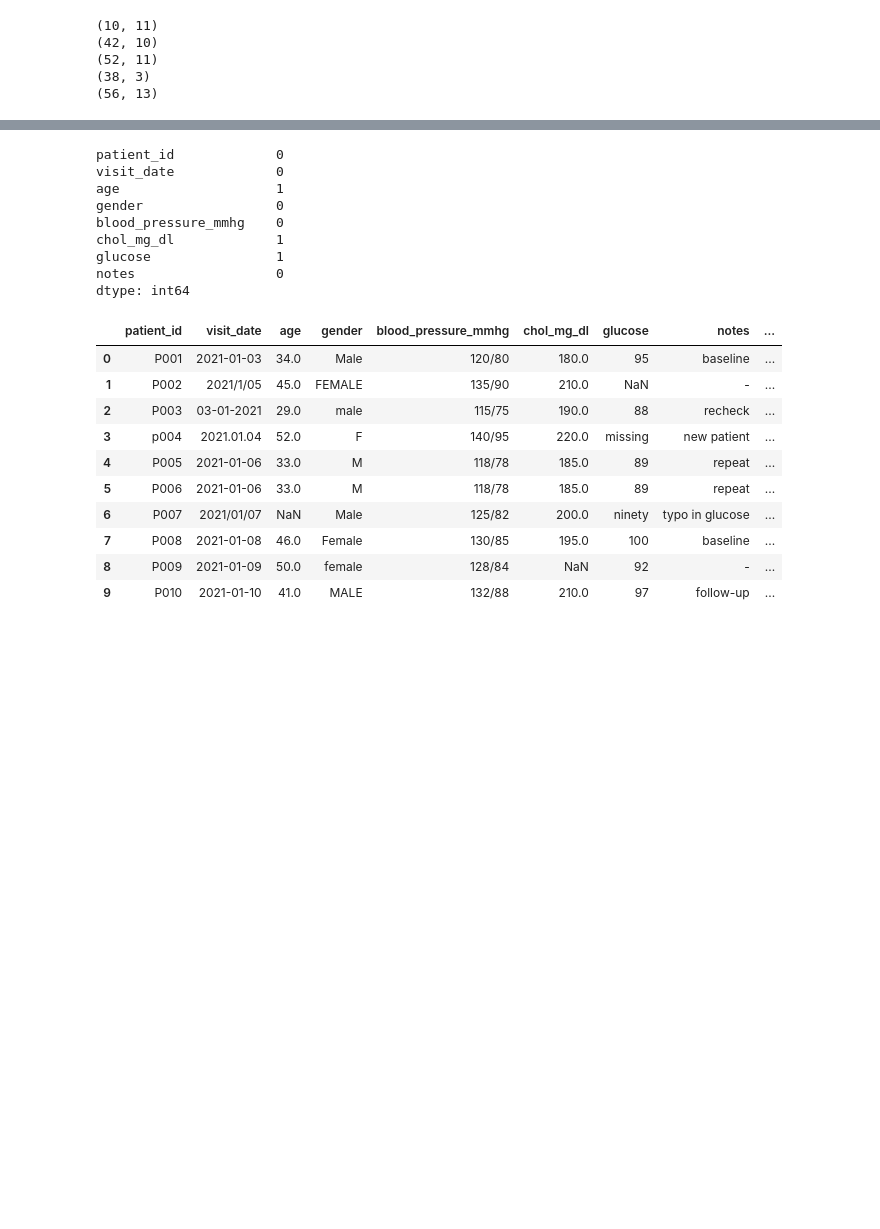
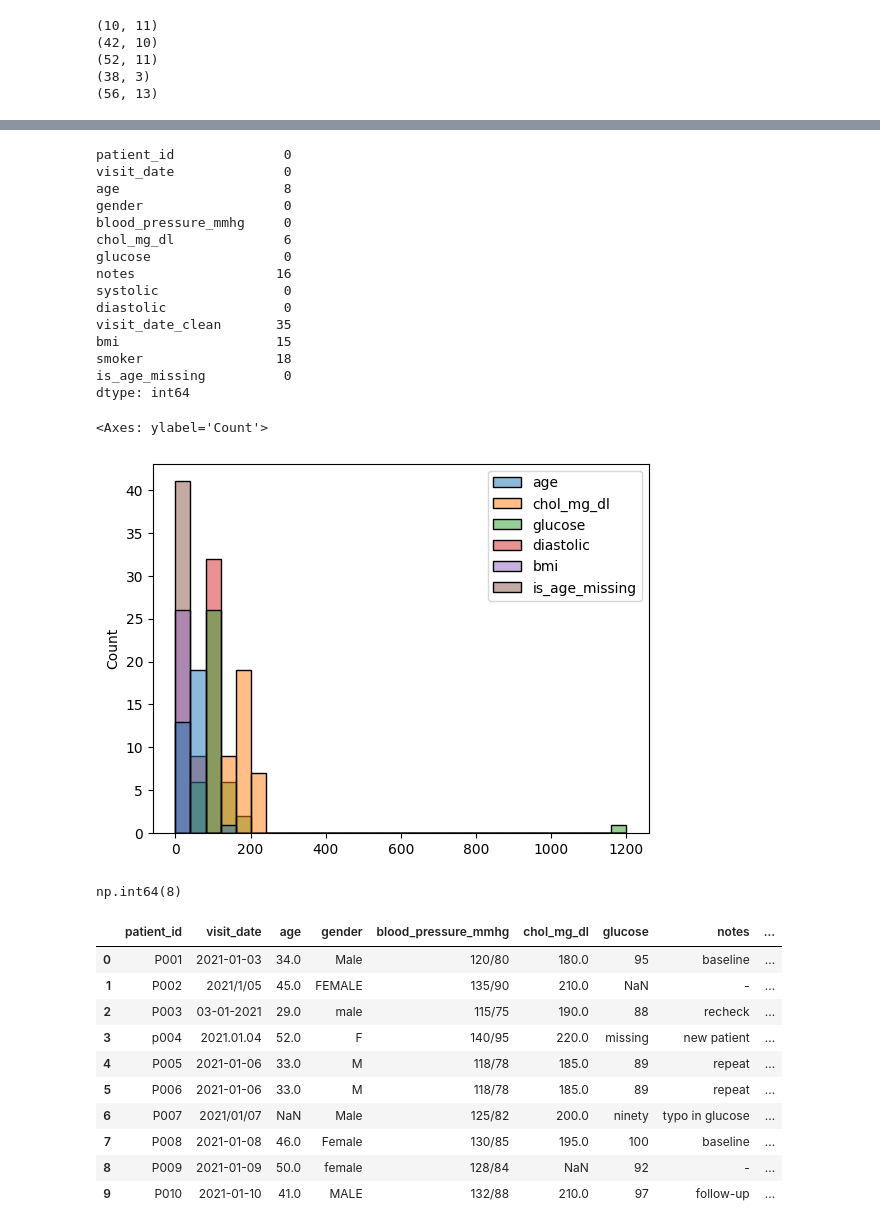
Before and after one commit to Hassan-Haydar/DSA103, a Jupyter notebook: LifeScienceData/lecture16/data_wrangling.ipynb, the cells around one changed output, grey strips where cells are left out. Drawn from its saved outputs; the diff is of its cells as text; code cells hidden in the pictures; blank space fills up the shorter version.

Commit message:
changes hist plot of new df_complete

```diff
--- a/LifeScienceData/lecture16/data_wrangling.ipynb
+++ b/LifeScienceData/lecture16/data_wrangling.ipynb
@@ -210,0 +231,3 @@ df_complete.to_csv("patients_list_complete.csv", index=False)
+# %%
+df_complete["is_age_missing"] = df_complete.age.isna()
+df_complete
@@ -210,0 +252,5 @@ df_complete.to_csv("patients_list_complete.csv", index=False)
+# %%
+df_dropna_glucose = df_complete.dropna(subset=['glucose'])
+#here we are dropping rows with missing glucose values
+# you can check above for the difference of before and after
+df_dropna_glucose
@@ -211,15 +275,33 @@ df_complete.to_csv("patients_list_complete.csv", index=False)
 # %%
-df.isna().sum()
+df_dropna_glucose.isna().sum()
 # %% [output]
-patient_id             0
-visit_date             0
-age                    1
-gender                 0
-blood_pressure_mmhg    0
-chol_mg_dl             1
-glucose                1
-notes                  0
+patient_id              0
+visit_date              0
+age                     8
+gender                  0
+blood_pressure_mmhg     0
+chol_mg_dl              6
+glucose                 0
+notes                  16
+systolic                0
+diastolic               0
+visit_date_clean       35
+bmi                    15
+smoker                 18
+is_age_missing          0
 dtype: int64
+# %%
+import seaborn as sns
+
+sns.histplot(df_dropna_glucose)
+# %% [output]
+<Axes: ylabel='Count'>
+[figure, added]
+# %%
+df_complete.duplicated().sum()
+df_complete.duplicated(subset=["age","chol_mg_dl"]).sum()
+# %% [output]
+np.int64(8)
 # %%
 df["is_age_missing"]=df.age.isna()
 # %%
```
Also changed, not shown: parts of 4 cells of this notebook.
